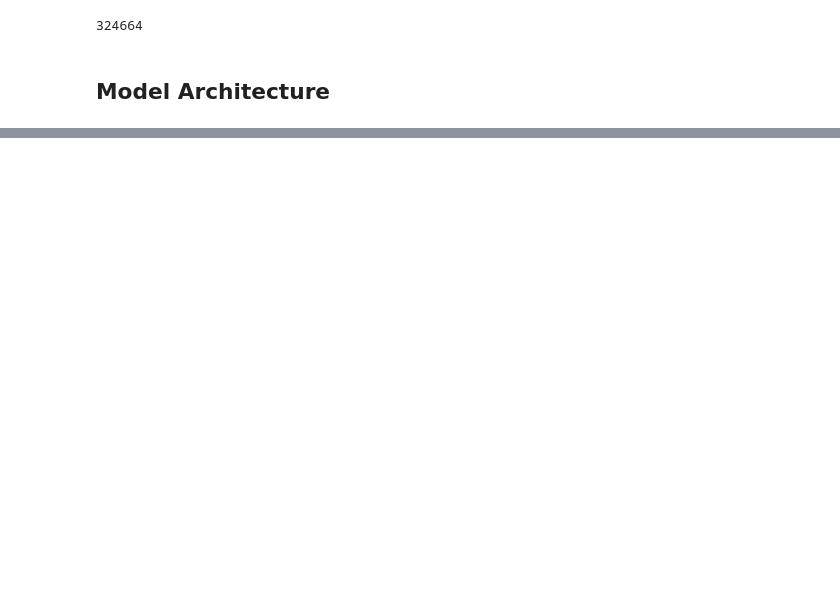
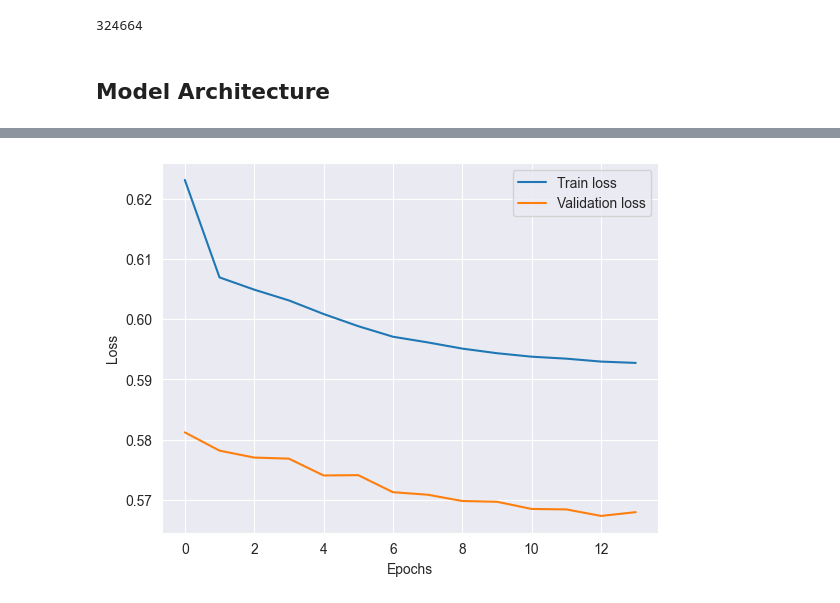
Before and after one commit to heymarco/MLOpsRecommenderSystem, a Jupyter notebook: notebooks/notebook.ipynb, the cells around one changed output, grey strips where cells are left out. Drawn from its saved outputs; the diff is of its cells as text; code cells hidden in the pictures; blank space fills up the shorter version.

Commit message:
Progress in notebook: model training and loading and processing of data

```diff
--- a/notebooks/notebook.ipynb
+++ b/notebooks/notebook.ipynb
@@ -178,15 +171,22 @@ early_stopping = EarlyStopping(patience=3,
                                monitor="val_loss",
                                mode="min",
                                restore_best_weights=True)
+lr_schedule = ReduceLROnPlateau(
+    monitor='val_loss',   # what metric to monitor
+    factor=0.5,           # reduce LR by this factor
+    patience=2,           # wait this many epochs with no improvement
+    min_lr=1e-6,          # (optional) don't go below this LR
+    verbose=1             # print when it happens
+)
 
-callbacks = [model_checkpoint, early_stopping]
+callbacks = [model_checkpoint, early_stopping, lr_schedule]
 # %%
-batch_size = 10000
+batch_size = 2048
 
 history = model.fit(
     X_train, y_train,
     batch_size=batch_size,
-    epochs=20,
+    epochs=14,
     verbose=True,
     validation_data=(X_test, y_test),
     callbacks=callbacks
@@ -212,0 +212,12 @@ Epoch 9/20
+# %%
+val_loss = history.history["val_loss"]
+train_loss = history.history["loss"]
+
+plt.plot(train_loss, label="Train loss")
+plt.plot(val_loss, label="Validation loss")
+plt.xlabel("Epochs")
+plt.ylabel("Loss")
+plt.legend()
+plt.show()
+# %% [output]
+[figure, added]
```
Also changed, not shown: parts of 25 cells of this notebook, 2 other files.
